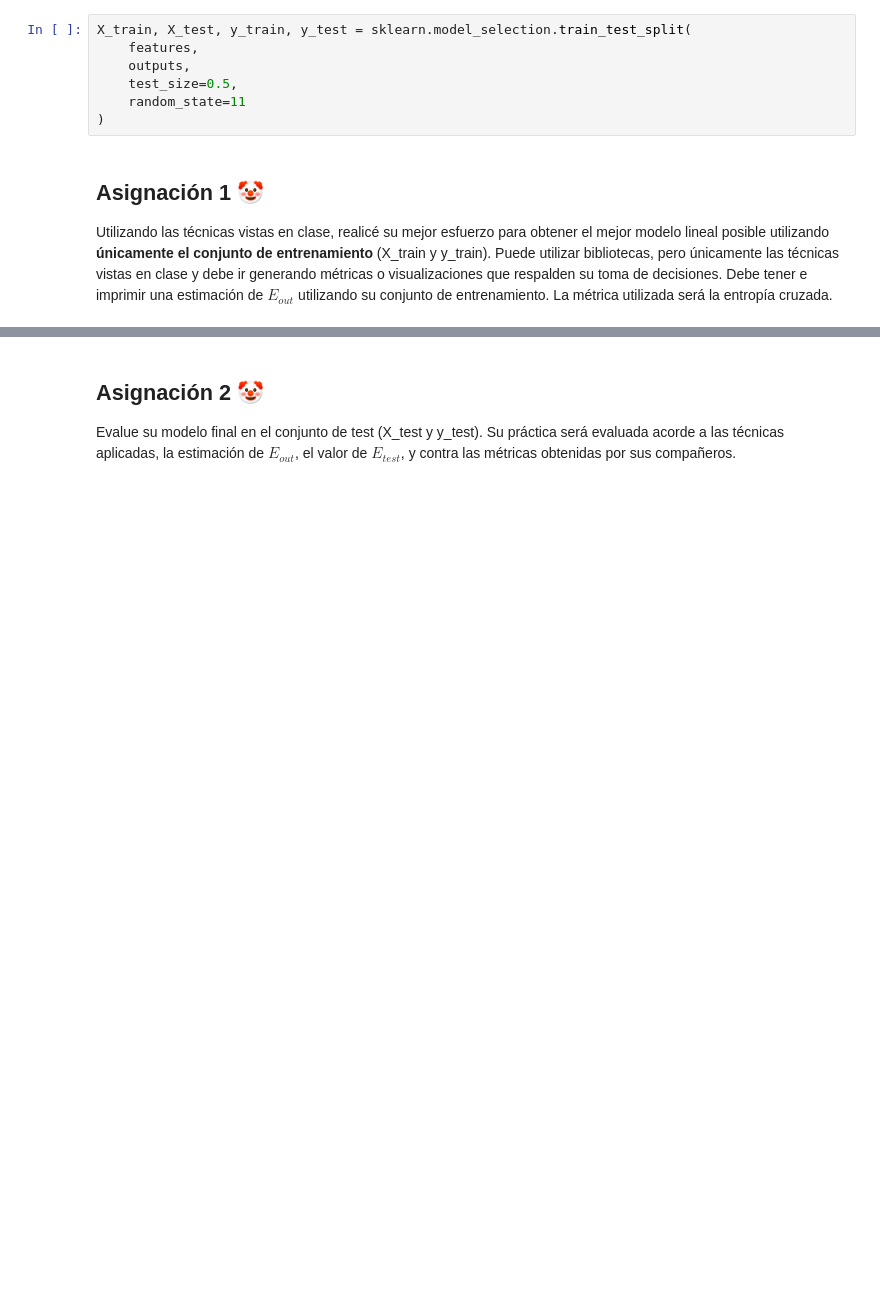
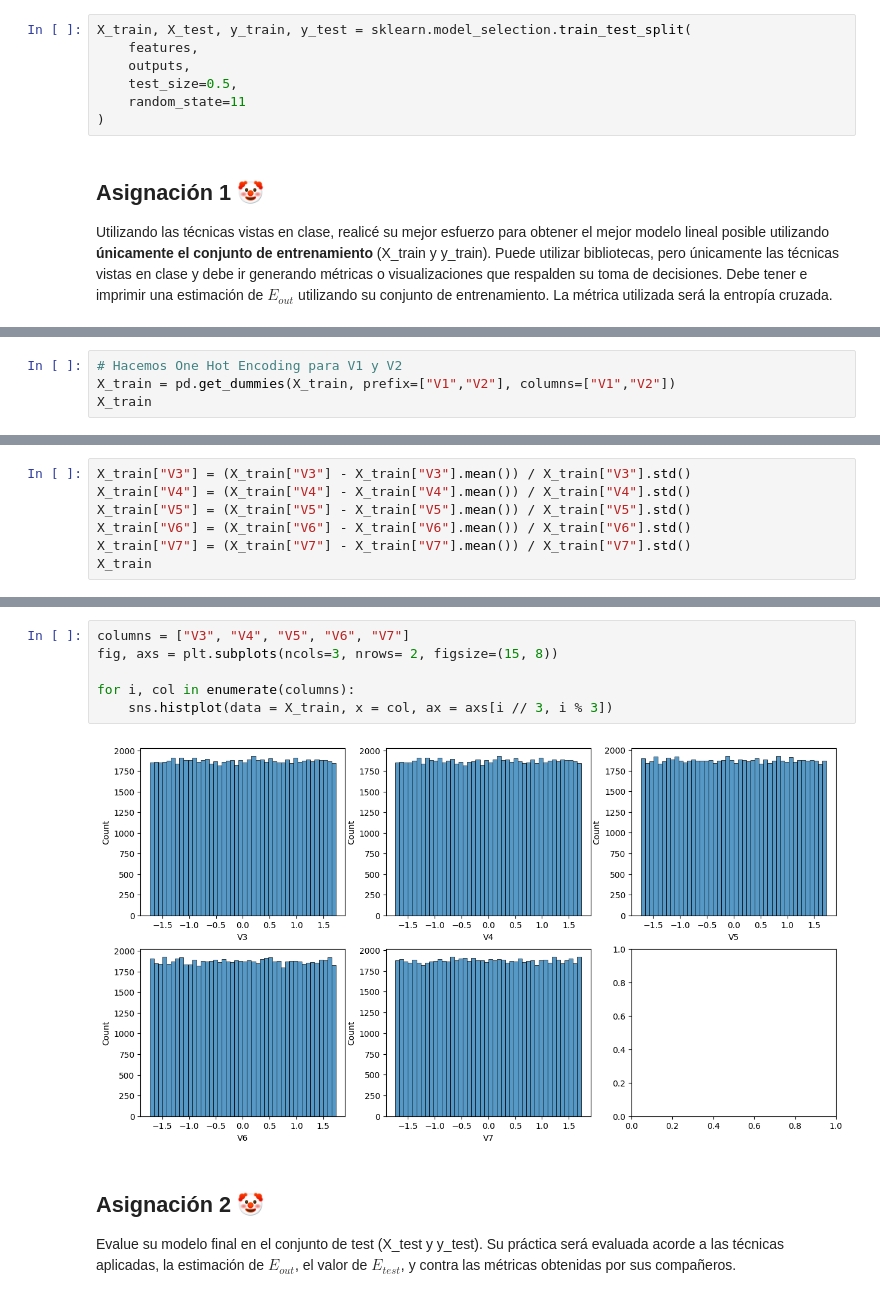
Before and after one commit to V-ivan11/Modelado, a Jupyter notebook: Practicas/4 - Overfitting.ipynb, the cells around one changed output, grey strips where cells are left out. Cells and saved outputs as stored; diff of their text form; blank space fills up the shorter version.

```diff
--- a/Practicas/4 - Overfitting.ipynb
+++ b/Practicas/4 - Overfitting.ipynb
@@ -118,0 +118,4 @@ Utilizando las técnicas vistas en clase, realicé su mejor esfuerzo para obtene
+# %%
+# Hacemos One Hot Encoding para V1 y V2
+X_train = pd.get_dummies(X_train, prefix=["V1","V2"], columns=["V1","V2"])
+X_train
@@ -118,0 +136,7 @@ Utilizando las técnicas vistas en clase, realicé su mejor esfuerzo para obtene
+# %%
+X_train["V3"] = (X_train["V3"] - X_train["V3"].mean()) / X_train["V3"].std()
+X_train["V4"] = (X_train["V4"] - X_train["V4"].mean()) / X_train["V4"].std()
+X_train["V5"] = (X_train["V5"] - X_train["V5"].mean()) / X_train["V5"].std()
+X_train["V6"] = (X_train["V6"] - X_train["V6"].mean()) / X_train["V6"].std()
+X_train["V7"] = (X_train["V7"] - X_train["V7"].mean()) / X_train["V7"].std()
+X_train
@@ -119,3 +157,11 @@ Utilizando las técnicas vistas en clase, realicé su mejor esfuerzo para obtene
+# %%
+columns = ["V3", "V4", "V5", "V6", "V7"]
+fig, axs = plt.subplots(ncols=3, nrows= 2, figsize=(15, 8))
+
+for i, col in enumerate(columns):
+    sns.histplot(data = X_train, x = col, ax = axs[i // 3, i % 3])
+# %% [output]
+[figure, added]
 # %% [markdown]
 ## Asignación 2 &#x1F921;
 
```
Also changed, not shown: parts of 5 cells of this notebook, 1 other file.
